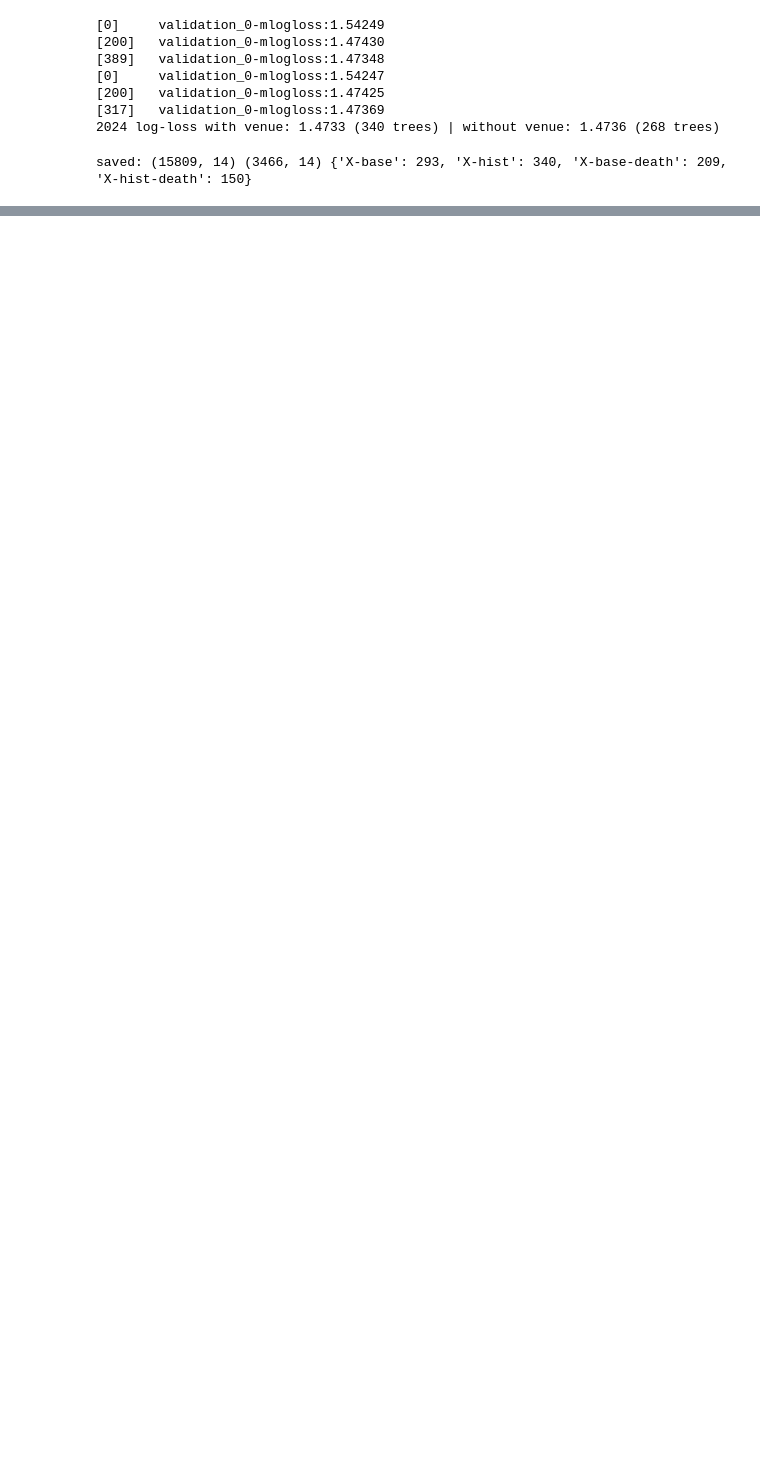
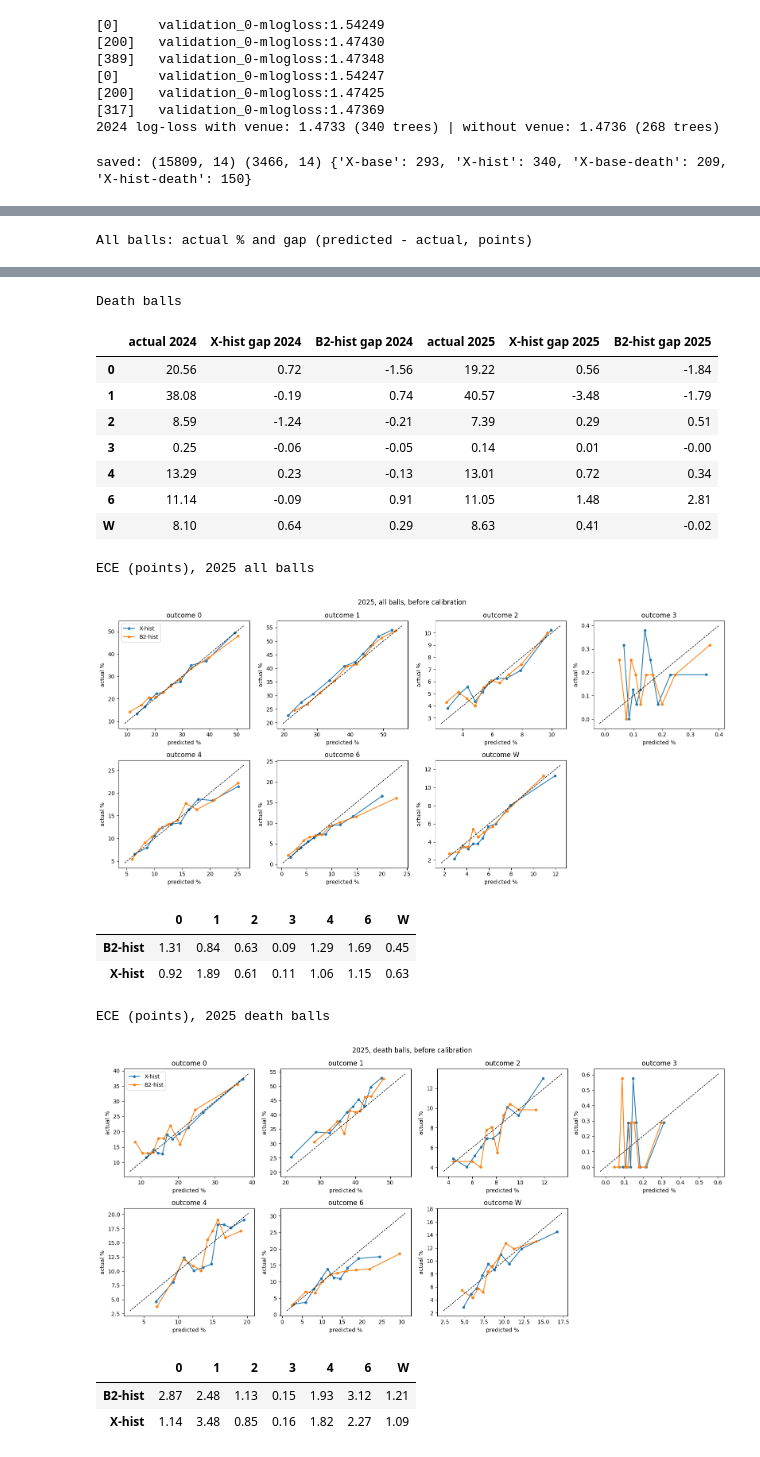
Before and after one commit to arjunnamburi/ml_death_overs_ipl, a Jupyter notebook: notebooks/models.ipynb, the cells around one changed output, grey strips where cells are left out. Drawn from its saved outputs; the diff is of its cells as text; code cells hidden in the pictures; blank space fills up the shorter version.

```diff
--- a/notebooks/models.ipynb
+++ b/notebooks/models.ipynb
@@ -1572,0 +1640,49 @@ saved: (15809, 14) (3466, 14) {'X-base': 293, 'X-hist': 340, 'X-base-death': 209
+# %%
+NAMES = ['0', '1', '2', '3', '4', '6', 'W']
+
+def reliability(P, y, k, n_bins=10):
+    """Equal-count bins of p_k: average predicted vs observed share of class k, plus ECE."""
+    p, hit = P[:, k], (y == k)
+    bins = np.array_split(np.argsort(p), n_bins)      # sort balls by p_k, cut into 10 equal groups
+    pred = np.array([p[b].mean() for b in bins])      # what the model said, on average
+    obs = np.array([hit[b].mean() for b in bins])     # how often it actually happened
+    sizes = np.array([len(b) for b in bins])
+    ece = np.sum(sizes * np.abs(pred - obs)) / sizes.sum()
+    return pred, obs, ece
+# %%
+import matplotlib.pyplot as plt
+dth24, dth25 = np.asarray(DEATH)[np.asarray(IV)], np.asarray(DEATH)[np.asarray(VA)]
+
+def gap_table(m24, m25):
+    """Actual share and predicted - actual (percentage points), 2024 and 2025."""
+    t = pd.DataFrame(index=NAMES)
+    for yr, Px, Pl, y, m in [('2024', P_x24, P_l24, y24, m24), ('2025', P_x25, P_l25, y25, m25)]:
+        act = 100 * np.bincount(y[m], minlength=7) / m.sum()
+        t[f'actual {yr}'] = act
+        t[f'X-hist gap {yr}'] = 100 * Px[m].mean(axis=0) - act
+        t[f'B2-hist gap {yr}'] = 100 * Pl[m].mean(axis=0) - act
+    return t.round(2)
+
+def plot_reliability(models, y, mask, title):
+    fig, axes = plt.subplots(2, 4, figsize=(16, 7.5))
+    ece = {}
+    for k, ax in zip(range(7), axes.flat):
+        for name, P in models.items():
+            pred, obs, e = reliability(P[mask], y[mask], k)
+            ax.plot(100 * pred, 100 * obs, 'o-', ms=4, label=name)
+            ece[(name, NAMES[k])] = 100 * e
+        lo = min(ax.get_xlim()[0], ax.get_ylim()[0]); hi = max(ax.get_xlim()[1], ax.get_ylim()[1])
+        ax.plot([lo, hi], [lo, hi], 'k--', lw=1)          # perfect calibration
+        ax.set_title(f'outcome {NAMES[k]}'); ax.set_xlabel('predicted %'); ax.set_ylabel('actual %')
+    axes.flat[0].legend(); axes.flat[7].axis('off')
+    fig.suptitle(title); plt.tight_layout(); plt.show()
+    return pd.Series(ece).unstack()[NAMES].round(2)
+
+all24, all25 = np.ones(len(y24), bool), np.ones(len(y25), bool)
+print('All balls: actual % and gap (predicted - actual, points)'); display(gap_table(all24, all25))
+print('Death balls');                                             display(gap_table(dth24, dth25))
+models25 = {'X-hist': P_x25, 'B2-hist': P_l25}
+print('ECE (points), 2025 all balls');   display(plot_reliability(models25, y25, all25, '2025, all balls, before calibration'))
+print('ECE (points), 2025 death balls'); display(plot_reliability(models25, y25, dth25, '2025, death balls, before calibration'))
+# %% [output]
+All balls: actual % and gap (predicted - actual, points)
@@ -1572,0 +1697,19 @@ saved: (15809, 14) (3466, 14) {'X-base': 293, 'X-hist': 340, 'X-base-death': 209
+Death balls
+|  | actual 2024 | X-hist gap 2024 | B2-hist gap 2024 | actual 2025 | X-hist gap 2025 | B2-hist gap 2025 |
+| 0 | 20.56 | 0.72 | -1.56 | 19.22 | 0.56 | -1.84 |
+| 1 | 38.08 | -0.19 | 0.74 | 40.57 | -3.48 | -1.79 |
+| 2 | 8.59 | -1.24 | -0.21 | 7.39 | 0.29 | 0.51 |
+| 3 | 0.25 | -0.06 | -0.05 | 0.14 | 0.01 | -0.00 |
+| 4 | 13.29 | 0.23 | -0.13 | 13.01 | 0.72 | 0.34 |
+| 6 | 11.14 | -0.09 | 0.91 | 11.05 | 1.48 | 2.81 |
+| W | 8.10 | 0.64 | 0.29 | 8.63 | 0.41 | -0.02 |
+ECE (points), 2025 all balls
+[figure, added]
+|  | 0 | 1 | 2 | 3 | 4 | 6 | W |
+| B2-hist | 1.31 | 0.84 | 0.63 | 0.09 | 1.29 | 1.69 | 0.45 |
+| X-hist | 0.92 | 1.89 | 0.61 | 0.11 | 1.06 | 1.15 | 0.63 |
+ECE (points), 2025 death balls
+[figure, added]
+|  | 0 | 1 | 2 | 3 | 4 | 6 | W |
+| B2-hist | 2.87 | 2.48 | 1.13 | 0.15 | 1.93 | 3.12 | 1.21 |
+| X-hist | 1.14 | 3.48 | 0.85 | 0.16 | 1.82 | 2.27 | 1.09 |
```
Also changed, not shown: parts of 19 cells of this notebook.
